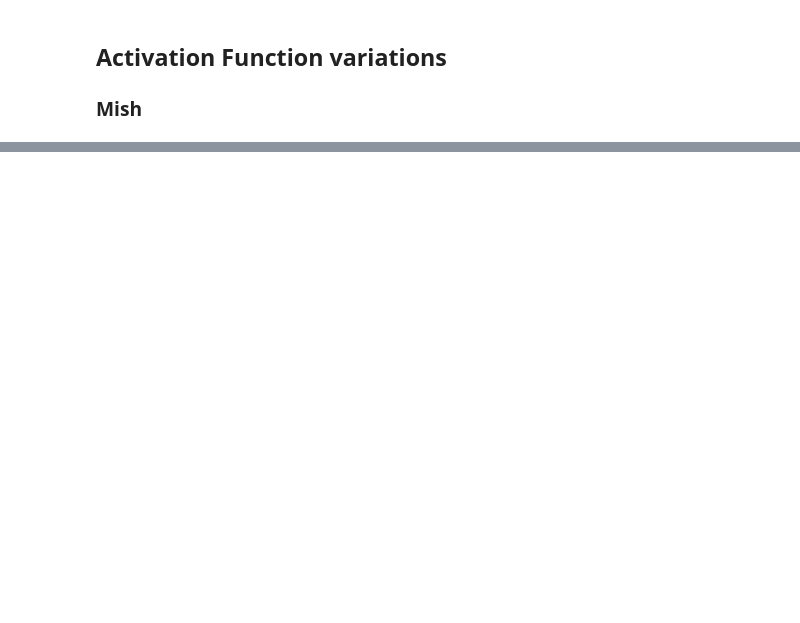
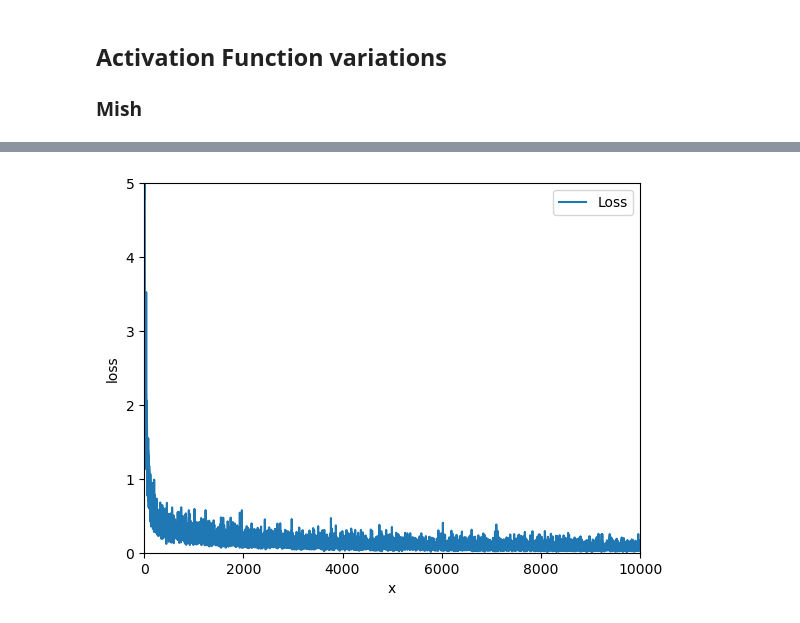
Before and after one commit to Thinline20/mnist_assignment, a Jupyter notebook: src/modified_net.ipynb, the cells around one changed output, grey strips where cells are left out. Drawn from its saved outputs; the diff is of its cells as text; code cells hidden in the pictures; blank space fills up the shorter version.

Commit message:
Mish Function Network Complete

```diff
--- a/src/modified_net.ipynb
+++ b/src/modified_net.ipynb
@@ -47,0 +65,11 @@ for i in range(mish_iters_num):
+# %%
+x = np.arange(len(mish_train_loss_list))
+plt.plot(x, mish_train_loss_list, label="Loss")
+plt.xlim(0, 10000)
+plt.ylim(0, 5.0)
+plt.xlabel("x")
+plt.ylabel("loss")
+plt.legend()
+plt.show()
+# %% [output]
+[figure, added]
```
Also changed, not shown: parts of 3 cells of this notebook.
